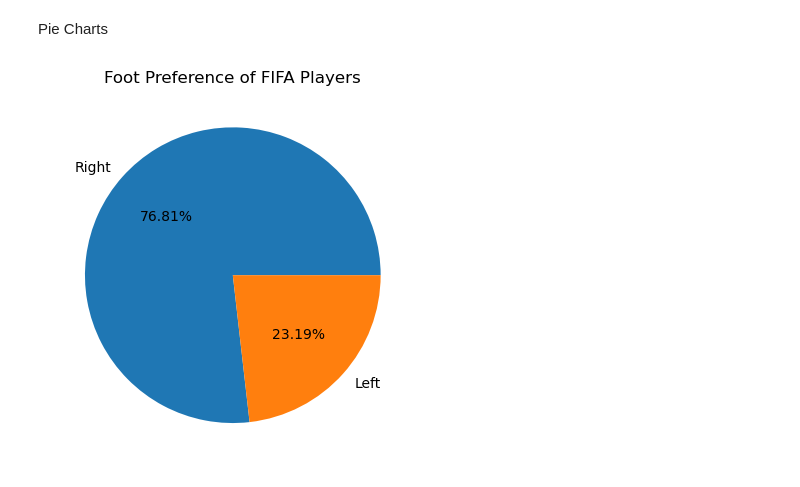
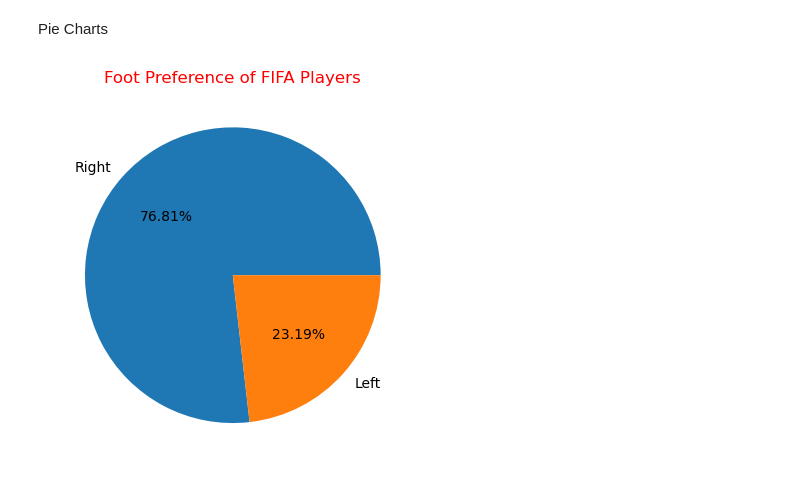
Before and after one commit to Ar3missss/Matplot, a Jupyter notebook: mat3.ipynb, the cells around one changed output. Drawn from its saved outputs; the diff is of its cells as text; code cells hidden in the pictures.

```diff
--- a/mat3.ipynb
+++ b/mat3.ipynb
@@ -29,8 +29,8 @@ Pie Charts
 # %%
 Left_foot = fifa['Preferred Foot'].value_counts()
 plt.pie(Left_foot, labels=Left_foot.index, autopct='%.2f%%')
-plt.title('Foot Preference of FIFA Players')
+plt.title('Foot Preference of FIFA Players', color = 'red')
 plt.savefig('outputs/Pie_chart.png',dpi =300)
 plt.show()
 # %% [output]
-[figure, old version]
+[figure, new version]
```
Also changed, not shown: 1 other file.
